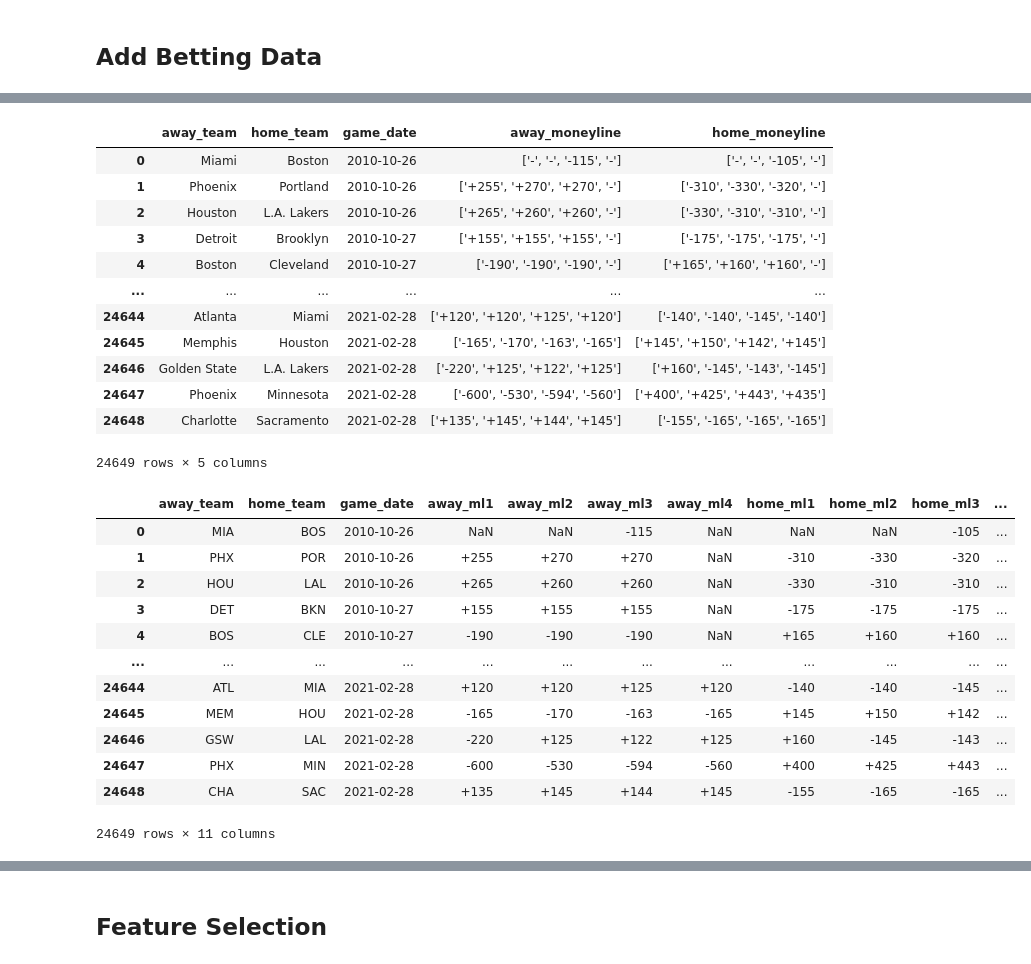
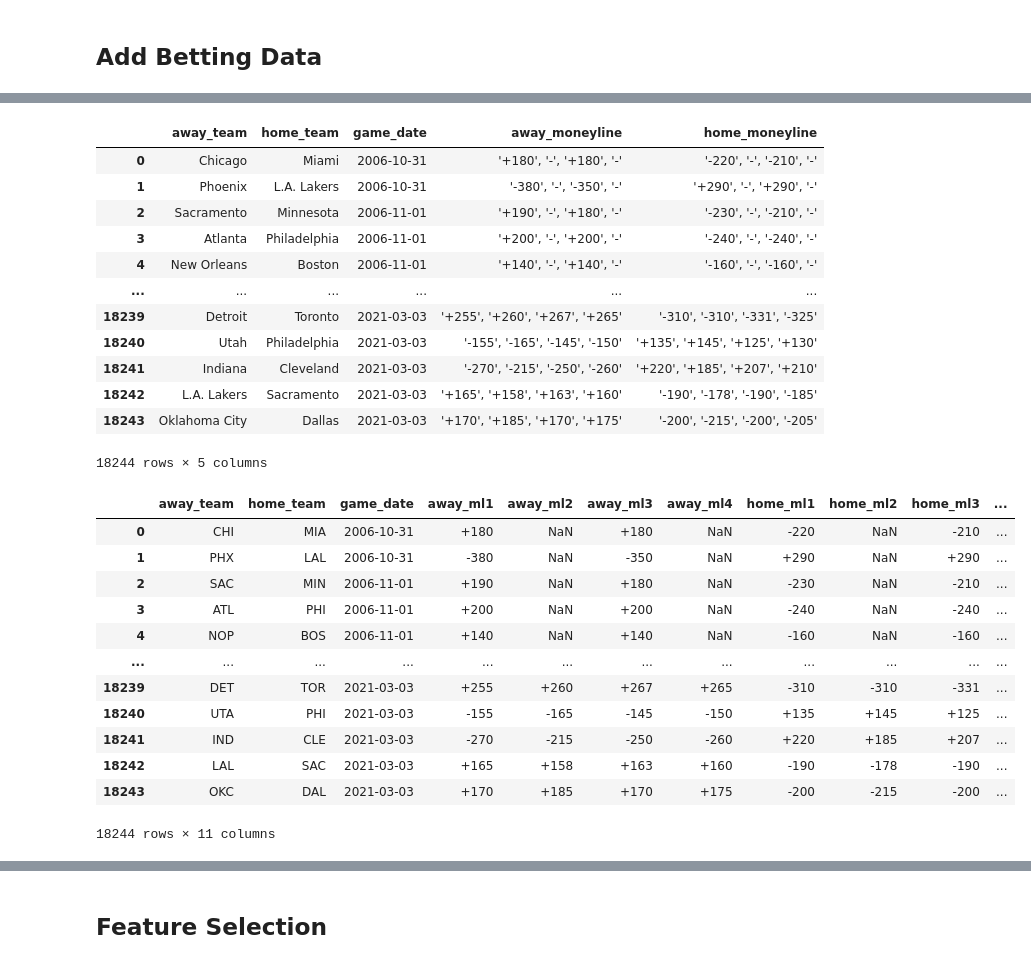
Before and after one commit to jnish23/NBA_Model, a Jupyter notebook: notebooks/team_based_cover_classifier.ipynb, the cells around one changed output, grey strips where cells are left out. Saved outputs shown, nothing was run; the diff lists cells and outputs as text; code cells hidden in the pictures.

```diff
--- a/notebooks/team_based_cover_classifier.ipynb
+++ b/notebooks/team_based_cover_classifier.ipynb
@@ -378,40 +430,40 @@ spread_df_clean = clean_bet_data(spread_df)
 # %%
-moneyline_df = pd.read_csv("../data/all_moneylines.csv", parse_dates=['game_date'])
+moneyline_df = pd.read_csv("../data/all_moneylines_sbr.csv", parse_dates=['game_date'])
 moneyline_df
 # %% [output]
 |  | away_team | home_team | game_date | away_moneyline | home_moneyline |
-| 0 | Miami | Boston | 2010-10-26 | ['-', '-', '-115', '-'] | ['-', '-', '-105', '-'] |
-| 1 | Phoenix | Portland | 2010-10-26 | ['+255', '+270', '+270', '-'] | ['-310', '-330', '-320', '-'] |
-| 2 | Houston | L.A. Lakers | 2010-10-26 | ['+265', '+260', '+260', '-'] | ['-330', '-310', '-310', '-'] |
-| 3 | Detroit | Brooklyn | 2010-10-27 | ['+155', '+155', '+155', '-'] | ['-175', '-175', '-175', '-'] |
-| 4 | Boston | Cleveland | 2010-10-27 | ['-190', '-190', '-190', '-'] | ['+165', '+160', '+160', '-'] |
+| 0 | Chicago | Miami | 2006-10-31 | '+180', '-', '+180', '-' | '-220', '-', '-210', '-' |
+| 1 | Phoenix | L.A. Lakers | 2006-10-31 | '-380', '-', '-350', '-' | '+290', '-', '+290', '-' |
+| 2 | Sacramento | Minnesota | 2006-11-01 | '+190', '-', '+180', '-' | '-230', '-', '-210', '-' |
+| 3 | Atlanta | Philadelphia | 2006-11-01 | '+200', '-', '+200', '-' | '-240', '-', '-240', '-' |
+| 4 | New Orleans | Boston | 2006-11-01 | '+140', '-', '+140', '-' | '-160', '-', '-160', '-' |
 | ... | ... | ... | ... | ... | ... |
-| 24644 | Atlanta | Miami | 2021-02-28 | ['+120', '+120', '+125', '+120'] | ['-140', '-140', '-145', '-140'] |
-| 24645 | Memphis | Houston | 2021-02-28 | ['-165', '-170', '-163', '-165'] | ['+145', '+150', '+142', '+145'] |
-| 24646 | Golden State | L.A. Lakers | 2021-02-28 | ['-220', '+125', '+122', '+125'] | ['+160', '-145', '-143', '-145'] |
-| 24647 | Phoenix | Minnesota | 2021-02-28 | ['-600', '-530', '-594', '-560'] | ['+400', '+425', '+443', '+435'] |
-| 24648 | Charlotte | Sacramento | 2021-02-28 | ['+135', '+145', '+144', '+145'] | ['-155', '-165', '-165', '-165'] |
+| 18239 | Detroit | Toronto | 2021-03-03 | '+255', '+260', '+267', '+265' | '-310', '-310', '-331', '-325' |
+| 18240 | Utah | Philadelphia | 2021-03-03 | '-155', '-165', '-145', '-150' | '+135', '+145', '+125', '+130' |
+| 18241 | Indiana | Cleveland | 2021-03-03 | '-270', '-215', '-250', '-260' | '+220', '+185', '+207', '+210' |
+| 18242 | L.A. Lakers | Sacramento | 2021-03-03 | '+165', '+158', '+163', '+160' | '-190', '-178', '-190', '-185' |
+| 18243 | Oklahoma City | Dallas | 2021-03-03 | '+170', '+185', '+170', '+175' | '-200', '-215', '-200', '-205' |
-24649 rows × 5 columns
+18244 rows × 5 columns
 # %%
 from src.data.make_betting_dataset import clean_moneyline_data
 
-ml_df = clean_moneyline_data(moneyline_df)
+clean_ml = clean_moneyline_data(moneyline_df)
 
-ml_df
+clean_ml
 # %% [output]
 |  | away_team | home_team | game_date | away_ml1 | away_ml2 | away_ml3 | away_ml4 | home_ml1 | home_ml2 | home_ml3 | ... |
-| 0 | MIA | BOS | 2010-10-26 | NaN | NaN | -115 | NaN | NaN | NaN | -105 | ... |
-| 1 | PHX | POR | 2010-10-26 | +255 | +270 | +270 | NaN | -310 | -330 | -320 | ... |
-| 2 | HOU | LAL | 2010-10-26 | +265 | +260 | +260 | NaN | -330 | -310 | -310 | ... |
-| 3 | DET | BKN | 2010-10-27 | +155 | +155 | +155 | NaN | -175 | -175 | -175 | ... |
-| 4 | BOS | CLE | 2010-10-27 | -190 | -190 | -190 | NaN | +165 | +160 | +160 | ... |
+| 0 | CHI | MIA | 2006-10-31 | +180 | NaN | +180 | NaN | -220 | NaN | -210 | ... |
+| 1 | PHX | LAL | 2006-10-31 | -380 | NaN | -350 | NaN | +290 | NaN | +290 | ... |
+| 2 | SAC | MIN | 2006-11-01 | +190 | NaN | +180 | NaN | -230 | NaN | -210 | ... |
+| 3 | ATL | PHI | 2006-11-01 | +200 | NaN | +200 | NaN | -240 | NaN | -240 | ... |
+| 4 | NOP | BOS | 2006-11-01 | +140 | NaN | +140 | NaN | -160 | NaN | -160 | ... |
 | ... | ... | ... | ... | ... | ... | ... | ... | ... | ... | ... | ... |
-| 24644 | ATL | MIA | 2021-02-28 | +120 | +120 | +125 | +120 | -140 | -140 | -145 | ... |
-| 24645 | MEM | HOU | 2021-02-28 | -165 | -170 | -163 | -165 | +145 | +150 | +142 | ... |
-| 24646 | GSW | LAL | 2021-02-28 | -220 | +125 | +122 | +125 | +160 | -145 | -143 | ... |
-| 24647 | PHX | MIN | 2021-02-28 | -600 | -530 | -594 | -560 | +400 | +425 | +443 | ... |
-| 24648 | CHA | SAC | 2021-02-28 | +135 | +145 | +144 | +145 | -155 | -165 | -165 | ... |
+| 18239 | DET | TOR | 2021-03-03 | +255 | +260 | +267 | +265 | -310 | -310 | -331 | ... |
+| 18240 | UTA | PHI | 2021-03-03 | -155 | -165 | -145 | -150 | +135 | +145 | +125 | ... |
+| 18241 | IND | CLE | 2021-03-03 | -270 | -215 | -250 | -260 | +220 | +185 | +207 | ... |
+| 18242 | LAL | SAC | 2021-03-03 | +165 | +158 | +163 | +160 | -190 | -178 | -190 | ... |
+| 18243 | OKC | DAL | 2021-03-03 | +170 | +185 | +170 | +175 | -200 | -215 | -200 | ... |
-24649 rows × 11 columns
+18244 rows × 11 columns
 # %%
 def convert_american_to_decimal(x):
     if type(x) == str:
```
Also changed, not shown: parts of 145 cells of this notebook, 14 other files.
